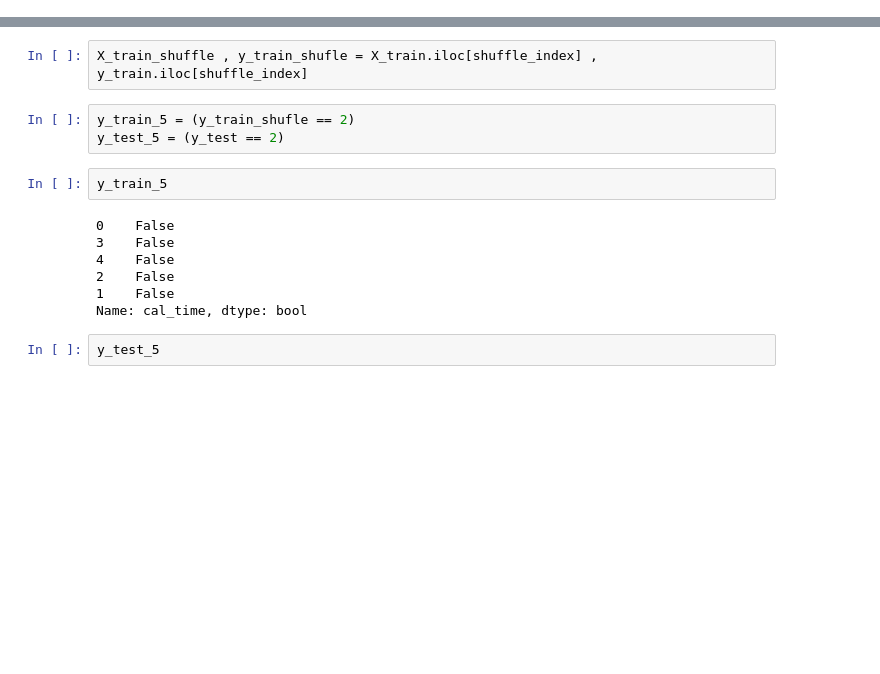
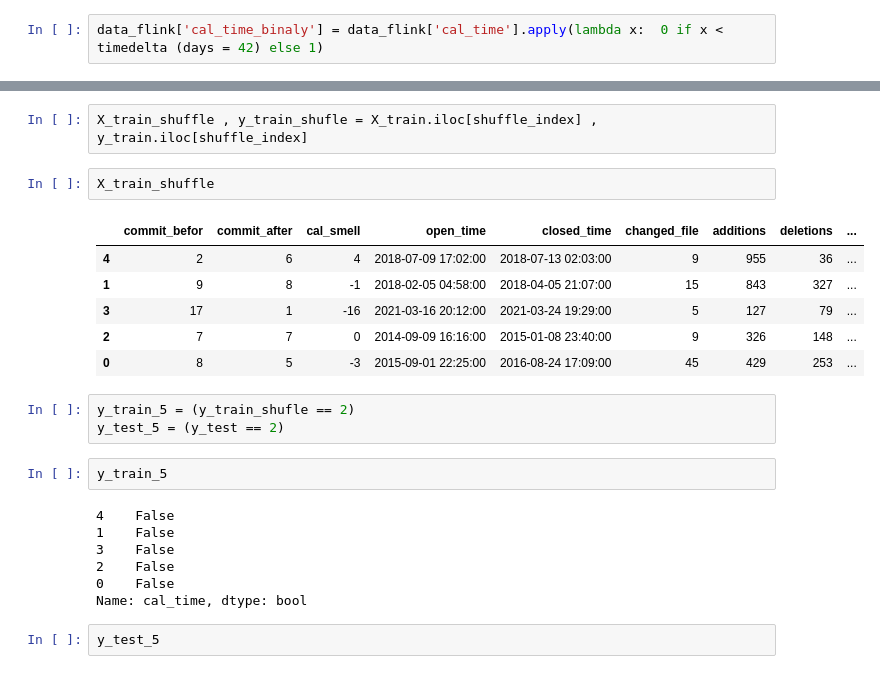
Before and after one commit to beaw21/Demo, a Jupyter notebook: test.04/project_flink.ipynb, the cells around one changed output, grey strips where cells are left out. Cells and saved outputs as stored; diff of their text form; blank space fills up the shorter version.

Commit message:
commit add time mean

```diff
--- a/test.04/project_flink.ipynb
+++ b/test.04/project_flink.ipynb
@@ -237,3 +243,5 @@ data_flink = pd.DataFrame({  'commit_befor ' : commit_befor , 'commit_after' : c
+# %%
+data_flink['cal_time_binaly'] = data_flink['cal_time'].apply(lambda x:  0 if x < timedelta (days = 42) else 1)
 # %%
 data_flink
 # %% [output]
@@ -367,17 +347,26 @@ y_train.iloc[shuffle_index]
 Name: cal_time, dtype: timedelta64[ns]
 # %%
 X_train_shuffle , y_train_shufle = X_train.iloc[shuffle_index] , y_train.iloc[shuffle_index]
+# %%
+X_train_shuffle
+# %% [output]
+|  | commit_befor | commit_after | cal_smell | open_time | closed_time | changed_file | additions | deletions | ... |
+| 4 | 2 | 6 | 4 | 2018-07-09 17:02:00 | 2018-07-13 02:03:00 | 9 | 955 | 36 | ... |
+| 1 | 9 | 8 | -1 | 2018-02-05 04:58:00 | 2018-04-05 21:07:00 | 15 | 843 | 327 | ... |
+| 3 | 17 | 1 | -16 | 2021-03-16 20:12:00 | 2021-03-24 19:29:00 | 5 | 127 | 79 | ... |
+| 2 | 7 | 7 | 0 | 2014-09-09 16:16:00 | 2015-01-08 23:40:00 | 9 | 326 | 148 | ... |
+| 0 | 8 | 5 | -3 | 2015-09-01 22:25:00 | 2016-08-24 17:09:00 | 45 | 429 | 253 | ... |
 # %%
 y_train_5 = (y_train_shufle == 2)
 y_test_5 = (y_test == 2)
 # %%
 y_train_5
 # %% [output]
+4    False
+1    False
+3    False
+2    False
 0    False
-3    False
-4    False
-2    False
-1    False
 Name: cal_time, dtype: bool
 # %%
 y_test_5
```
Also changed, not shown: parts of 10 cells of this notebook, 1 other file.
